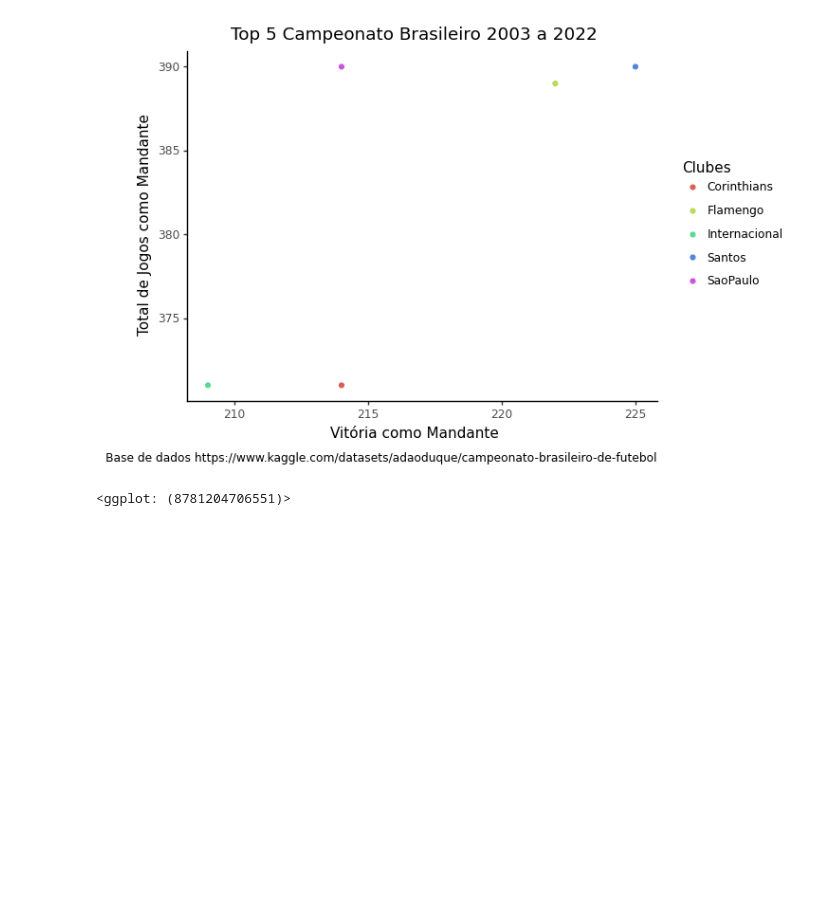
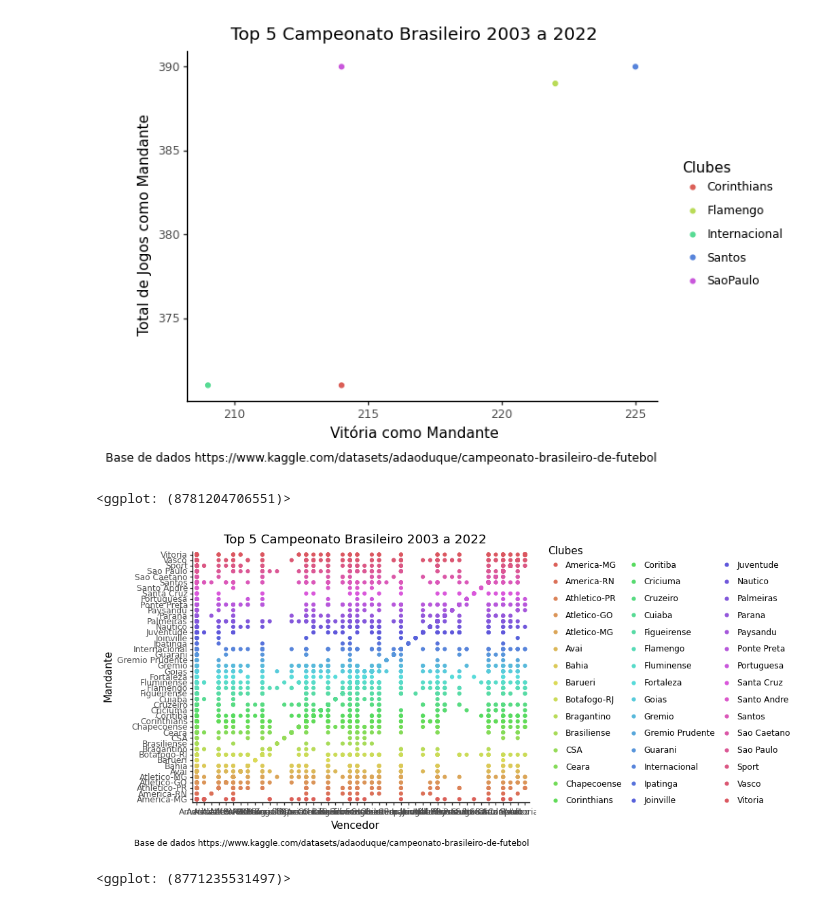
Before and after one commit to deniscruzrodrigues/intro_python_verao_ime_2023, a Jupyter notebook: notebooks/EDA.ipynb, the cells around one changed output. Saved outputs shown, nothing was run; the diff lists cells and outputs as text; code cells hidden in the pictures; blank space fills up the shorter version.

```diff
--- a/notebooks/EDA.ipynb
+++ b/notebooks/EDA.ipynb
@@ -222,3 +244,23 @@ dadosTratados
 # %% [output]
 [figure]
 <ggplot: (8781204706551)>
+# %%
+#Hipótese em gráfico completo:
+#Qual o clube que mais venceu partidas no Campeonato Brasileiro nos últimos 19 anos (2003 a 2022) como mandante?
+
+(ggplot(df, aes(x='vencedor',
+                    y='mandante',
+                    colour='mandante')) +
+ geom_point() +
+ theme_classic() +
+ labs(title = 'Top 5 Campeonato Brasileiro 2003 a 2022',
+      x = 'Vencedor',
+      y = 'Mandante',
+      colour = 'Clubes',
+      caption = 'Base de dados https://www.kaggle.com/datasets/adaoduque/campeonato-brasileiro-de-futebol')
+)
+#Pelo gráfico gerado, validamos que o maior vencedor do Campeonato Brasileiro nos últimos 19 anos (2003 a 2022) é o Santos com 225 vitórias como visitante.
+# O Estado de SP dominou as vitórias mandante e visitante com os clubes São Paulo e Santos.
+# %% [output]
+[figure, added]
+<ggplot: (8771235531497)>
```
Also changed, not shown: parts of 4 cells of this notebook, 1 other file.
